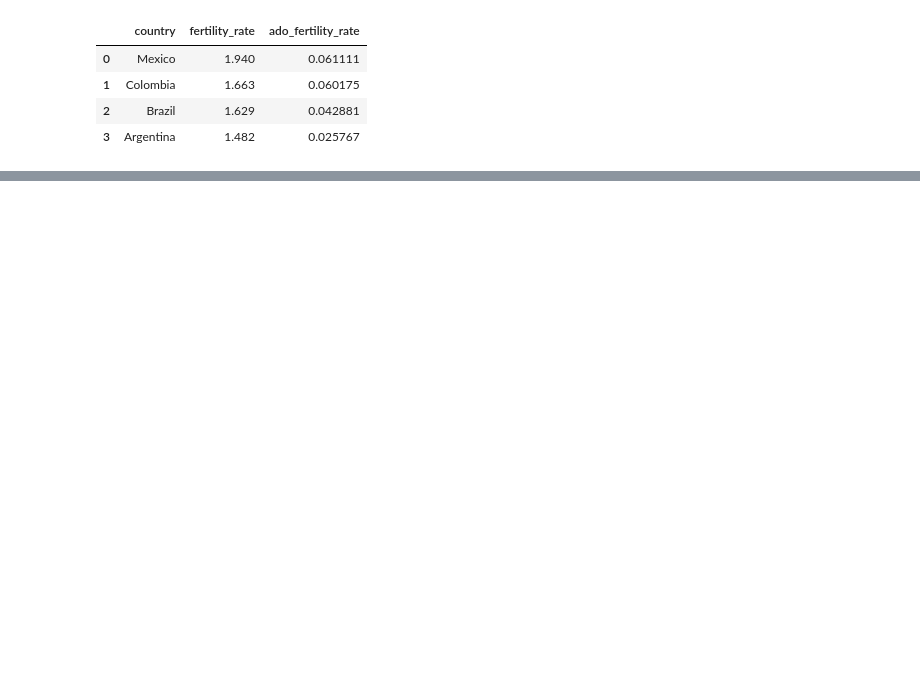
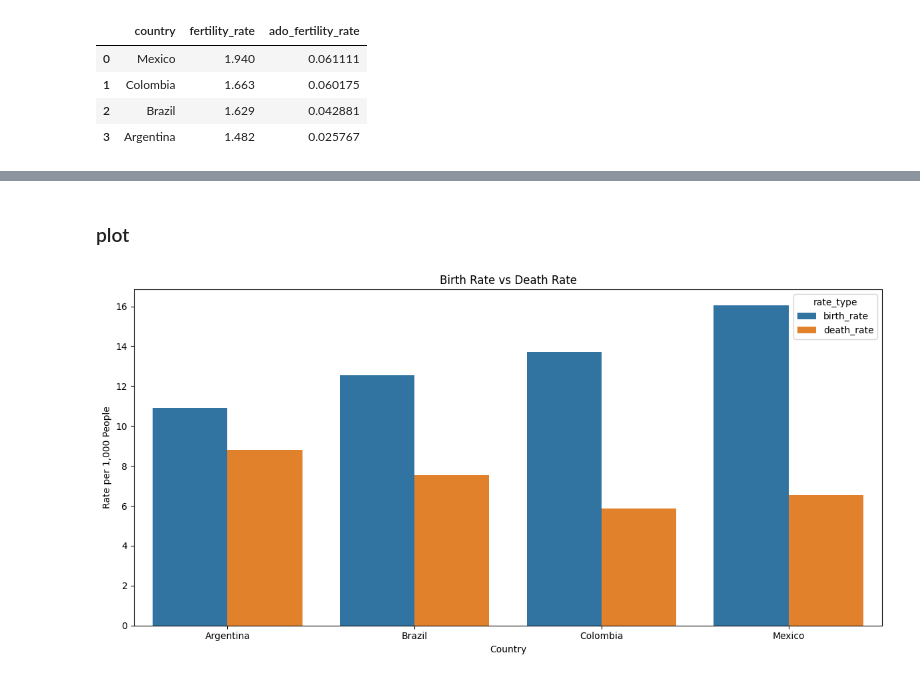
Before and after one commit to machristians/qtm350-final, a Jupyter notebook: scripts/figures.ipynb, the cells around one changed output, grey strips where cells are left out. Drawn from its saved outputs; the diff is of its cells as text; code cells hidden in the pictures; blank space fills up the shorter version.

```diff
--- a/scripts/figures.ipynb
+++ b/scripts/figures.ipynb
@@ -38,0 +97,15 @@ display(pd.read_sql(query, conn))
+# %%
+# SQL query
+query = """
+SELECT
+    country,
+    birth_rate,
+    death_rate,
+    (birth_rate - death_rate) AS circle_of_life
+FROM wdi_data
+WHERE birth_rate IS NOT NULL AND death_rate IS NOT NULL
+ORDER BY circle_of_life ASC;
+"""
+df3 = pd.read_sql_query(query, conn)
+
+display(pd.read_sql(query, conn))
@@ -38,0 +118,27 @@ display(pd.read_sql(query, conn))
+# %% [markdown]
+### plot
+# %%
+# Melt the dataframe to long format
+df_melted = pd.melt(
+    df3,
+    id_vars='country',
+    value_vars=['birth_rate', 'death_rate'],
+    var_name='rate_type',
+    value_name='rate'
+)
+
+# Plot
+plt.figure(figsize=(12, 6))
+sns.barplot(
+    data=df_melted,
+    x='country', y='rate',
+    hue='rate_type'
+)
+
+plt.title('Birth Rate vs Death Rate')
+plt.ylabel('Rate per 1,000 People')
+plt.xlabel('Country')
+plt.tight_layout()
+plt.savefig('../figures/pop_decline.png')
+# %% [output]
+[figure, added]
```
Also changed, not shown: parts of 17 cells of this notebook, 8 other files.
